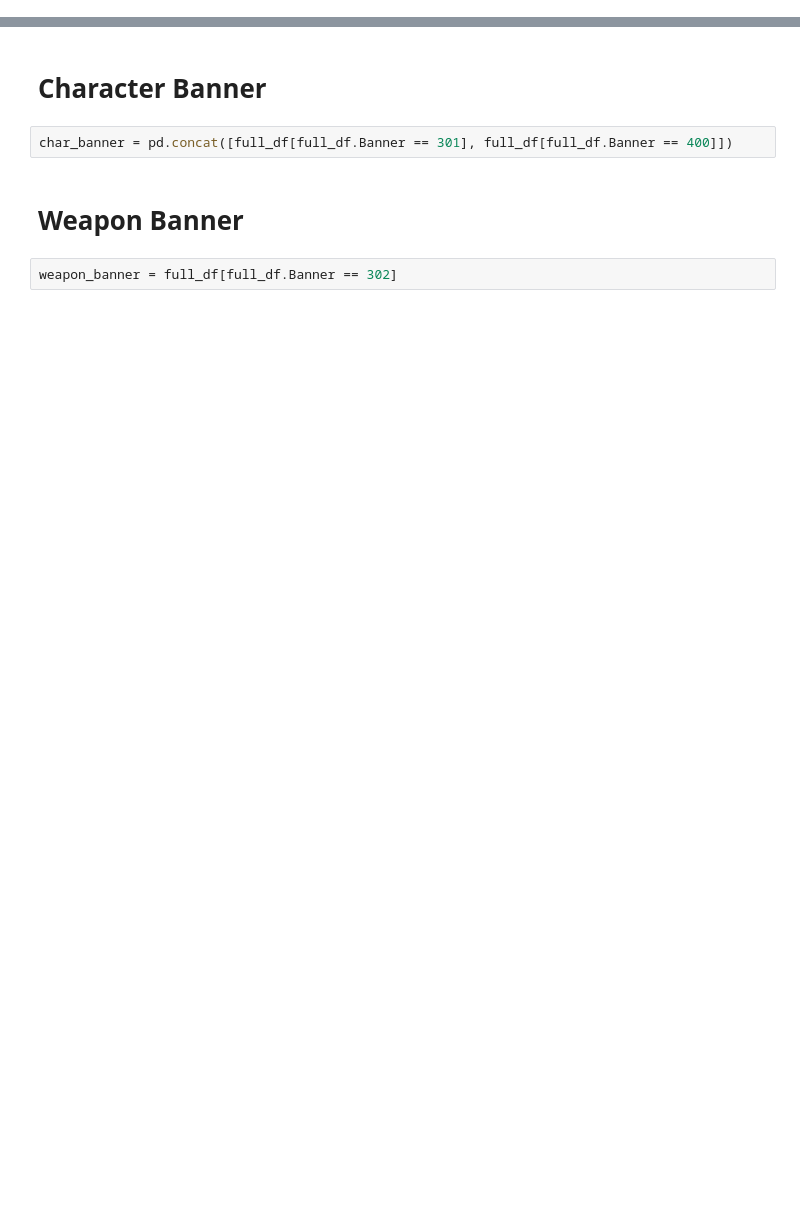
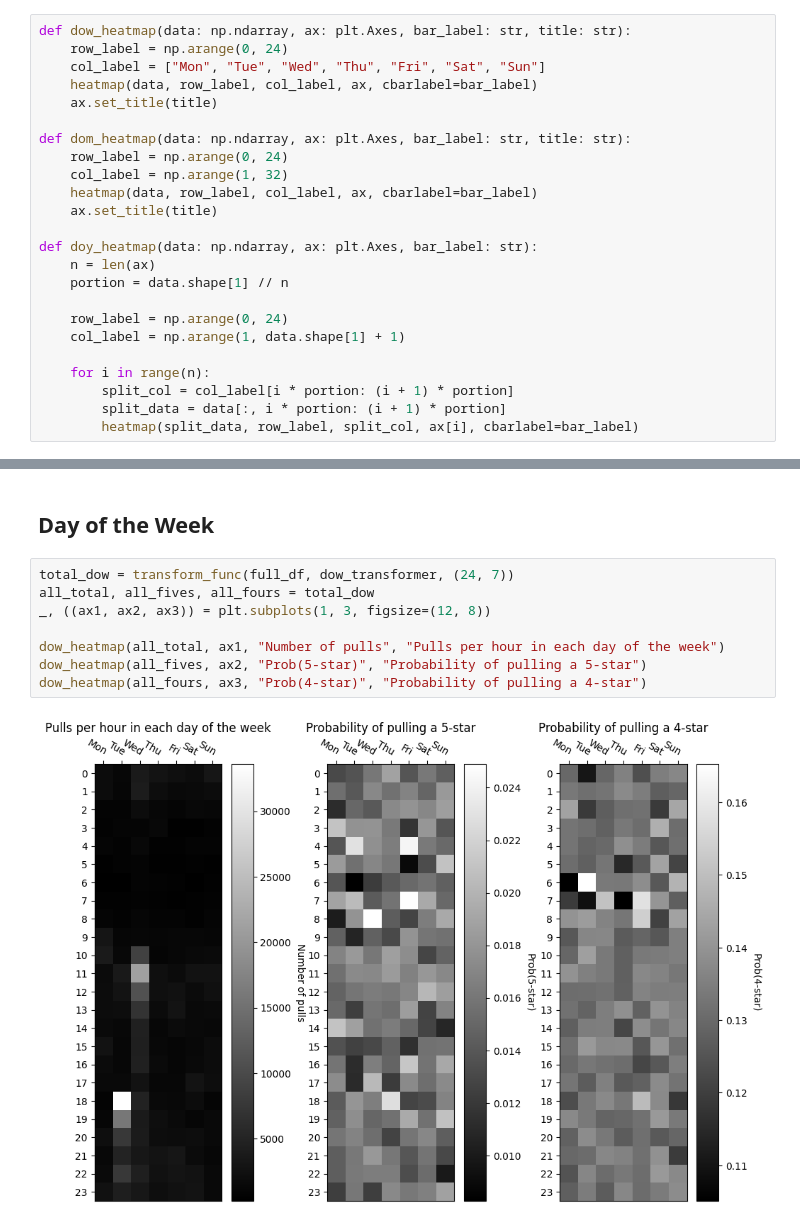
Before and after one commit to justnawat/optimized-genshin-pulling, a Jupyter notebook: Optimized Genshin Pulls.ipynb, the cells around one changed output, grey strips where cells are left out. Drawn from its saved outputs; the diff is of its cells as text; blank space fills up the shorter version.

```diff
--- a/Optimized Genshin Pulls.ipynb
+++ b/Optimized Genshin Pulls.ipynb
@@ -36 +224,25 @@ full_df.shape
+# %%
+def dow_heatmap(data: np.ndarray, ax: plt.Axes, bar_label: str, title: str):
+    row_label = np.arange(0, 24)
+    col_label = ["Mon", "Tue", "Wed", "Thu", "Fri", "Sat", "Sun"]
+    heatmap(data, row_label, col_label, ax, cbarlabel=bar_label)
+    ax.set_title(title)
+
+def dom_heatmap(data: np.ndarray, ax: plt.Axes, bar_label: str, title: str):
+    row_label = np.arange(0, 24)
+    col_label = np.arange(1, 32)
+    heatmap(data, row_label, col_label, ax, cbarlabel=bar_label)
+    ax.set_title(title)
+
+def doy_heatmap(data: np.ndarray, ax: plt.Axes, bar_label: str):
+    n = len(ax)
+    portion = data.shape[1] // n
+
+    row_label = np.arange(0, 24)
+    col_label = np.arange(1, data.shape[1] + 1)
+
+    for i in range(n):
+        split_col = col_label[i * portion: (i + 1) * portion]
+        split_data = data[:, i * portion: (i + 1) * portion]
+        heatmap(split_data, row_label, split_col, ax[i], cbarlabel=bar_label)
 # %% [markdown]
@@ -40,8 +250,12 @@ perm_banner = full_df[full_df.Banner == 200]
-# %% [markdown]
-# Character Banner
-# %%
-char_banner = pd.concat([full_df[full_df.Banner == 301], full_df[full_df.Banner == 400]])
-# %% [markdown]
-# Weapon Banner
-# %%
-weapon_banner = full_df[full_df.Banner == 302]
+# %% [markdown]
+## Day of the Week
+# %%
+total_dow = transform_func(full_df, dow_transformer, (24, 7))
+all_total, all_fives, all_fours = total_dow
+_, ((ax1, ax2, ax3)) = plt.subplots(1, 3, figsize=(12, 8))
+
+dow_heatmap(all_total, ax1, "Number of pulls", "Pulls per hour in each day of the week")
+dow_heatmap(all_fives, ax2, "Prob(5-star)", "Probability of pulling a 5-star")
+dow_heatmap(all_fours, ax3, "Prob(4-star)", "Probability of pulling a 4-star")
+# %% [output]
+[figure, added]
```
Also changed, not shown: parts of 27 cells of this notebook.
